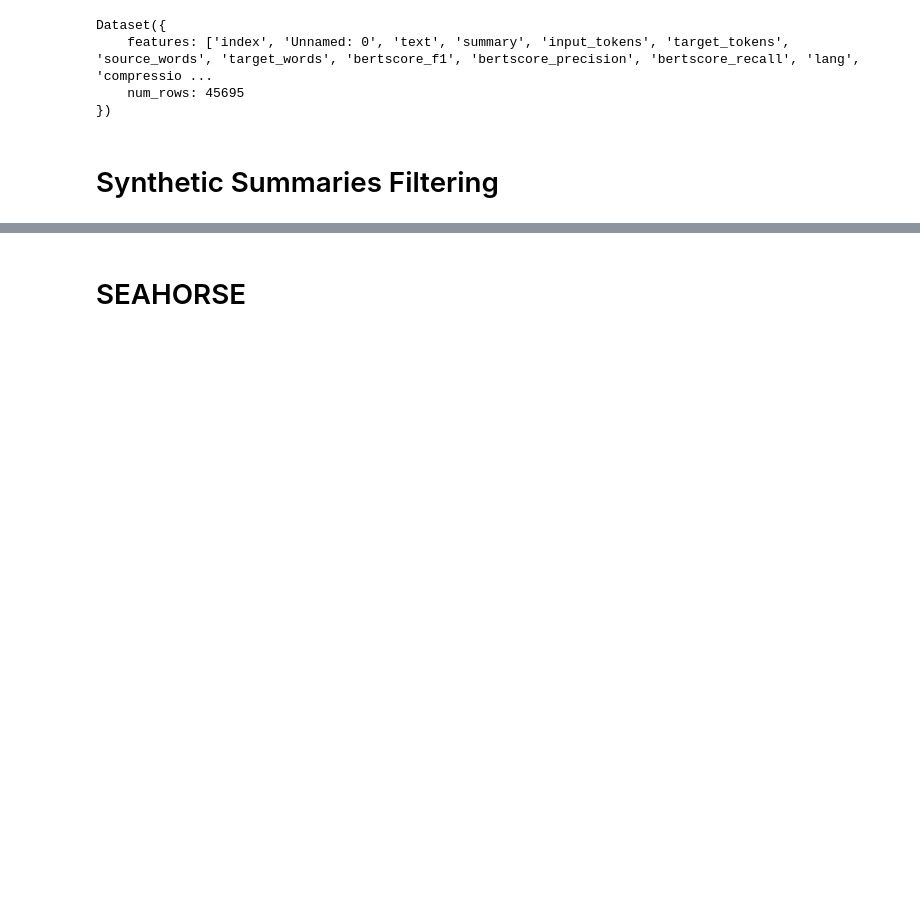
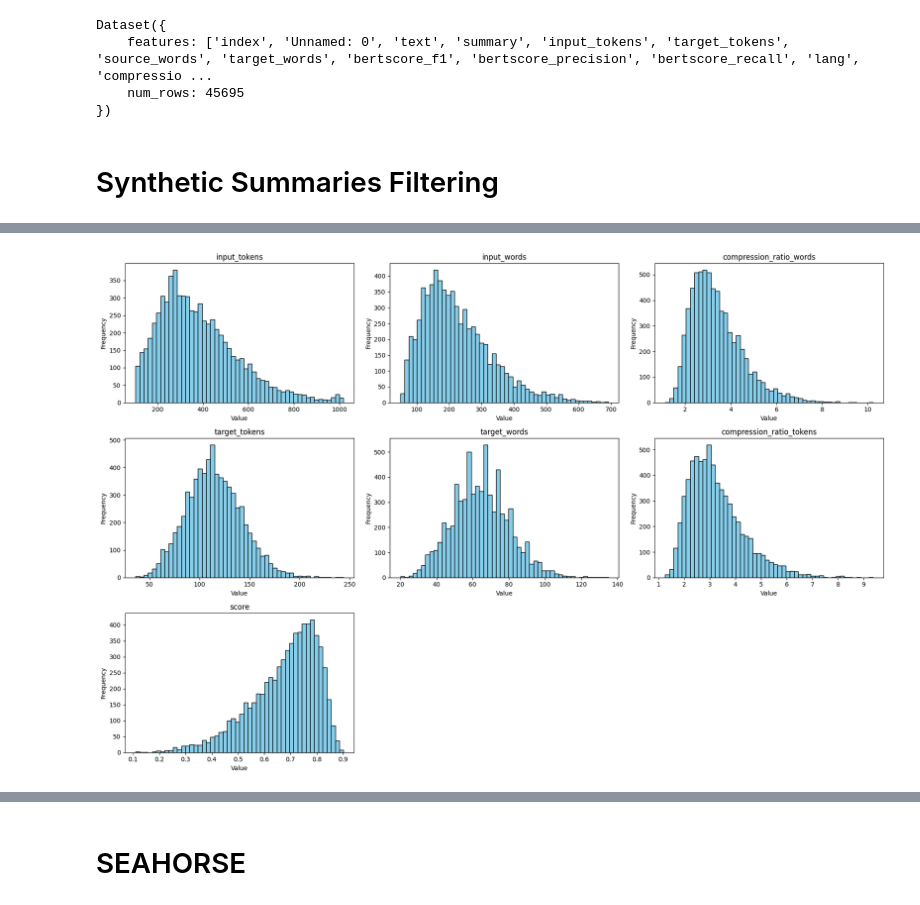
Before and after one commit to xendalm/vyzhimka, a Jupyter notebook: notebooks/datasets.ipynb, the cells around one changed output, grey strips where cells are left out. Saved outputs shown, nothing was run; the diff lists cells and outputs as text; code cells hidden in the pictures; blank space fills up the shorter version.

```diff
--- a/notebooks/datasets.ipynb
+++ b/notebooks/datasets.ipynb
@@ -247,8 +247,8 @@ Dataset({
 # %%
 from datasets import load_from_disk, concatenate_datasets
 
-nplus1_raw = load_from_disk("../../nplus1_gemini")
-fontanka_raw = load_from_disk("../../fontanka_gemini")
+nplus1_raw = load_from_disk("../data/nplus1_gemini")
+fontanka_raw = load_from_disk("../data/fontanka_gemini")
 synth_raw = concatenate_datasets([nplus1_raw, fontanka_raw])
 # %%
 # def process_entry(x):
@@ -510,0 +541,4 @@ len(nplus1), len(fontanka), len(nplus1) + len(fontanka)
+# %%
+data_tools.plot_histograms(nplus1, add_fields=["score"])
+# %% [output]
+[figure, added]
```
Also changed, not shown: parts of 34 cells of this notebook, 4 other files.
